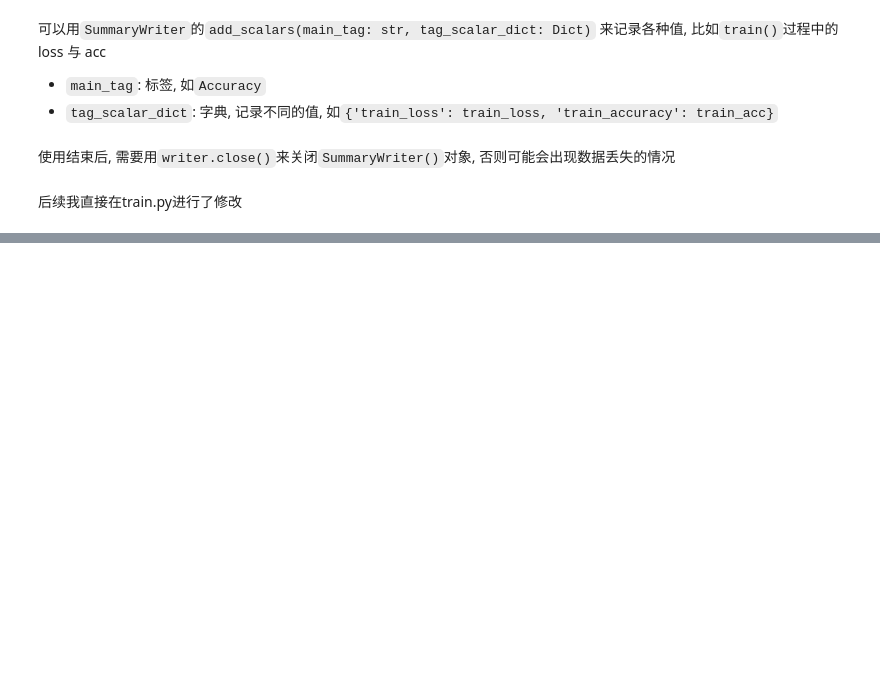
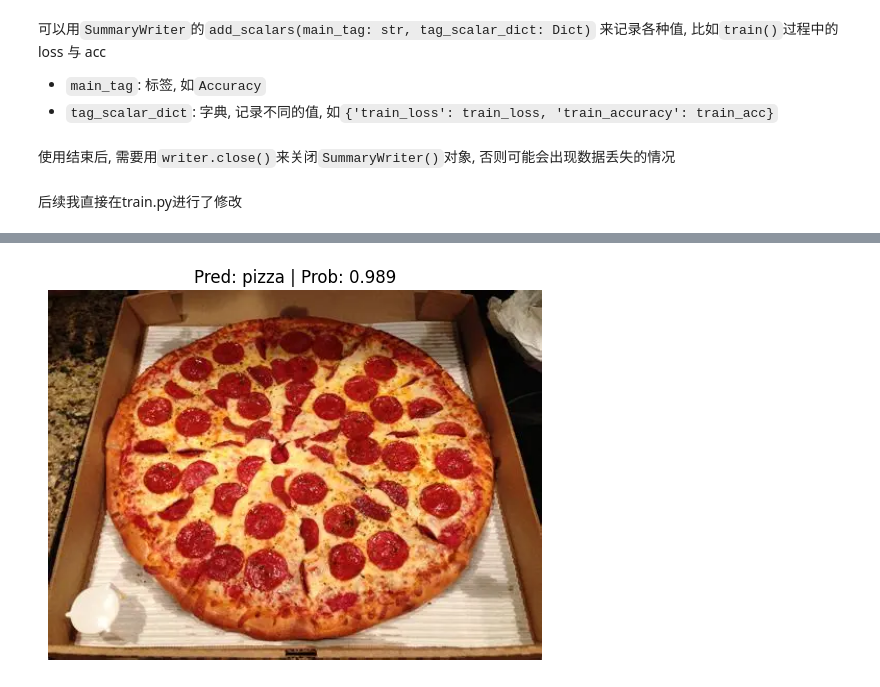
Before and after one commit to ReisenCW/Learn-MachineLearning, a Jupyter notebook: pytorch/07_pytorch_experiment_tracking/07_pytorch_experiment_tracking.ipynb, the cells around one changed output, grey strips where cells are left out. Drawn from its saved outputs; the diff is of its cells as text; code cells hidden in the pictures; blank space fills up the shorter version.

```diff
--- a/pytorch/07_pytorch_experiment_tracking/07_pytorch_experiment_tracking.ipynb
+++ b/pytorch/07_pytorch_experiment_tracking/07_pytorch_experiment_tracking.ipynb
@@ -191,0 +458,10 @@ writer
+# %%
+# 1. Create epochs list
+num_epochs = [5, 10]
+
+# 2. Create models list (need to create a new model for each experiment)
+models = {"effnetb0": effnetb0, "effnetb2": effnetb2}
+
+# 3. Create dataloaders dictionary for various dataloaders
+train_dataloaders = {"data_10_percent": train_dataloader_10_percent,
+                     "data_20_percent": train_dataloader_20_percent}
@@ -191,0 +677,5 @@ writer
+# %%
+custom_image_path = DATA_DIR / "test_pizza.png"
+predictions.pred_and_plot_image(eff_b2_model_loaded, custom_image_path, class_names, (224, 224), simple_transform)
+# %% [output]
+[figure, added]
```
Also changed, not shown: parts of 27 cells of this notebook, 7 other files.
